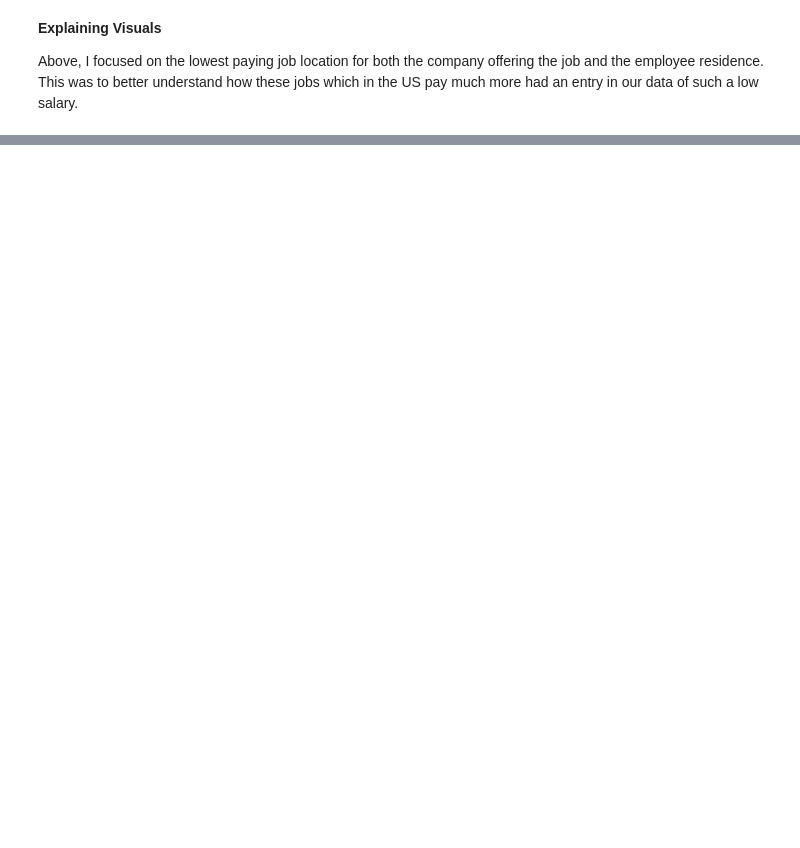
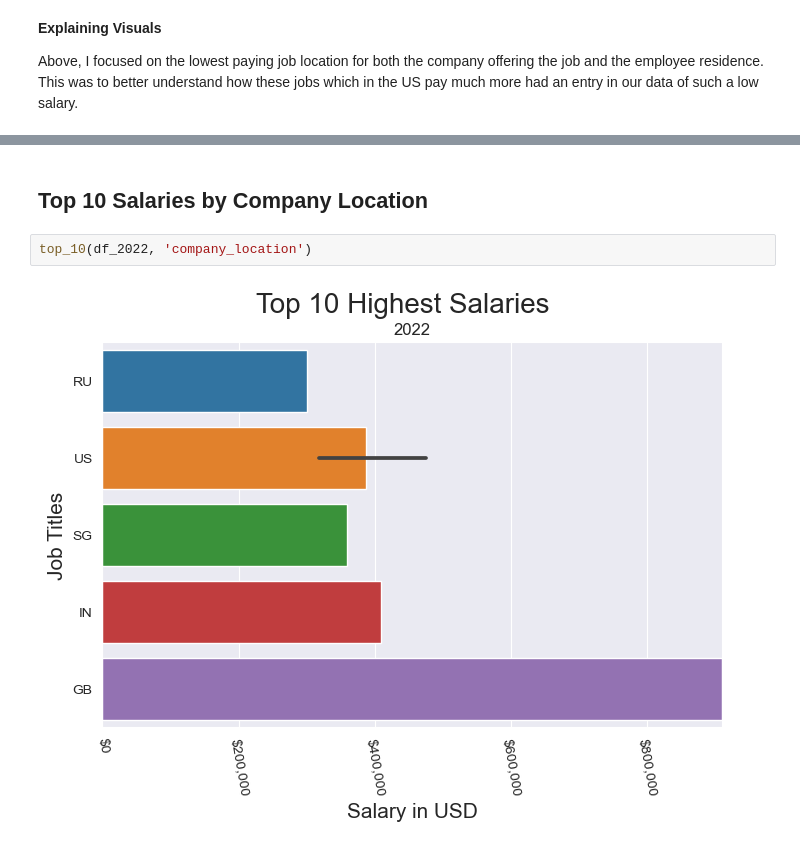
Before and after one commit to SantosAbimaelRomero/Cyber-Security-Salaries, a Jupyter notebook: Cyber Security Salary Presentation.ipynb, the cells around one changed output, grey strips where cells are left out. Cells and saved outputs as stored; diff of their text form; blank space fills up the shorter version.

```diff
--- a/Cyber Security Salary Presentation.ipynb
+++ b/Cyber Security Salary Presentation.ipynb
@@ -437,0 +438,6 @@ It is hard to see how to start in the cyber security field with these numbers. O
+# %% [markdown]
+## Top 10 Salaries by Company Location
+# %%
+top_10(df_2022, 'company_location')
+# %% [output]
+[figure, added]
```
Also changed, not shown: parts of 26 cells of this notebook.
